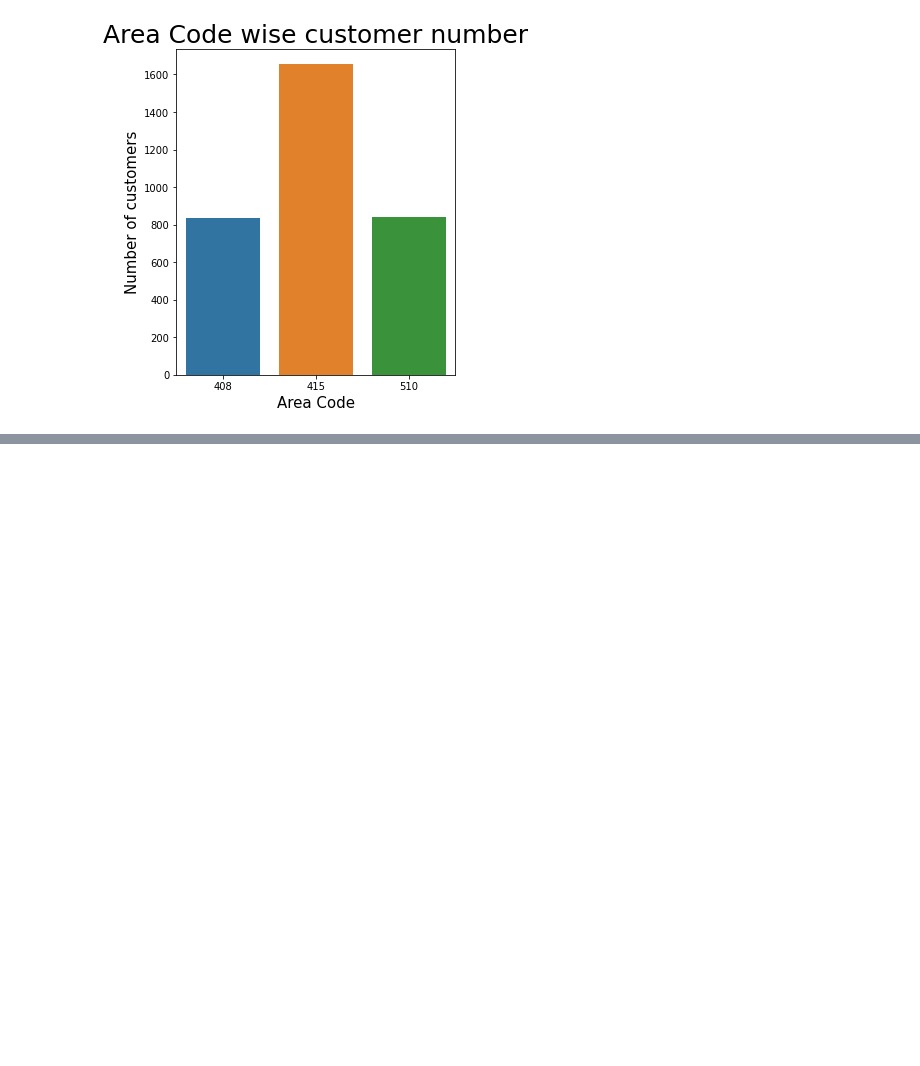
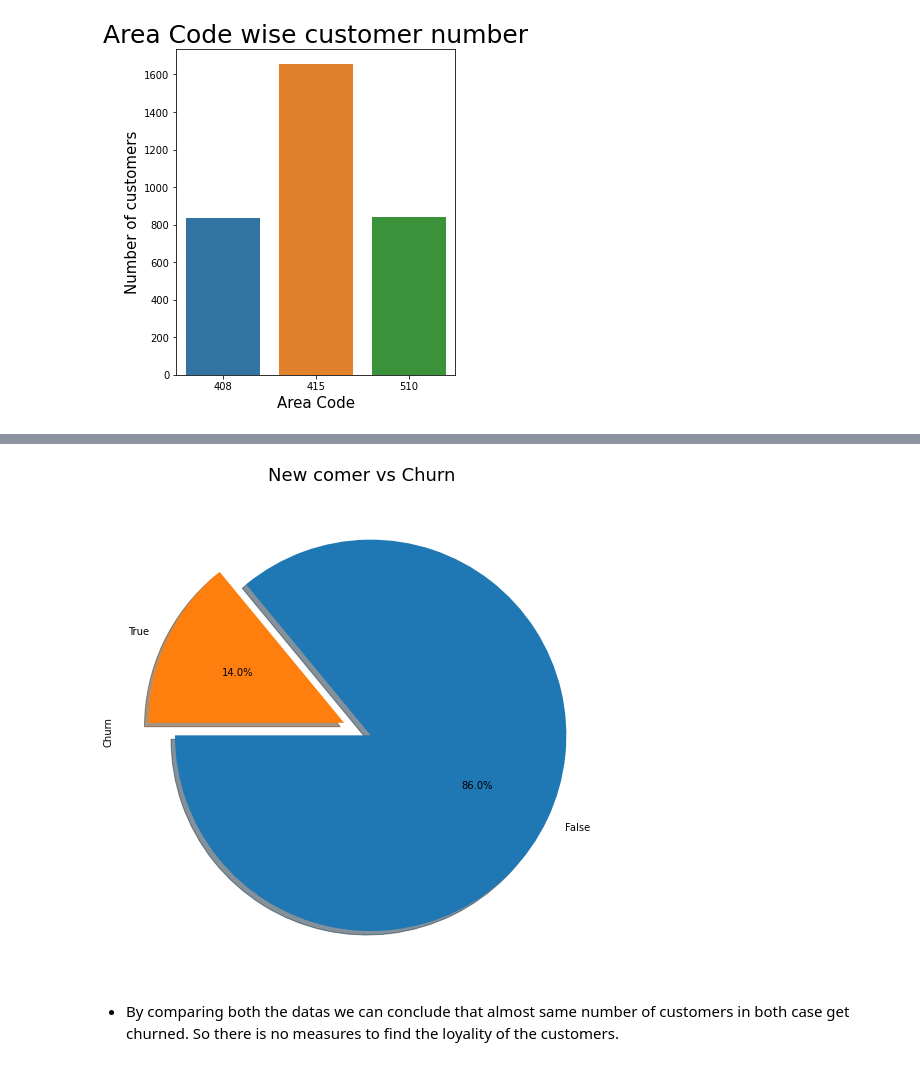
Before and after one commit to pratyushkumarrath/Telecom-Churn-Analysis, a Jupyter notebook: Telecom_Churn_Analysis_Capstone_Project.ipynb, the cells around one changed output, grey strips where cells are left out. Saved outputs shown, nothing was run; the diff lists cells and outputs as text; code cells hidden in the pictures; blank space fills up the shorter version.

```diff
--- a/Telecom_Churn_Analysis_Capstone_Project.ipynb
+++ b/Telecom_Churn_Analysis_Capstone_Project.ipynb
@@ -298,0 +212,9 @@ sns.heatmap(telco_df.corr())
+# %%
+# Finding percentage of churn in regular new comers
+new_comers ['Churn'].value_counts().plot.pie(explode=[0.05,0.1],autopct='%1.1f%%',startangle=180,shadow=True,figsize=(9,9))
+plt.title("New comer vs Churn",size =18)
+plt.show()
+# %% [output]
+[figure, added]
+# %% [markdown]
+* By comparing both the datas we can conclude that almost same number of customers in both case get churned. So there is no measures to find the loyality of the customers.
```
Also changed, not shown: parts of 89 cells of this notebook.
